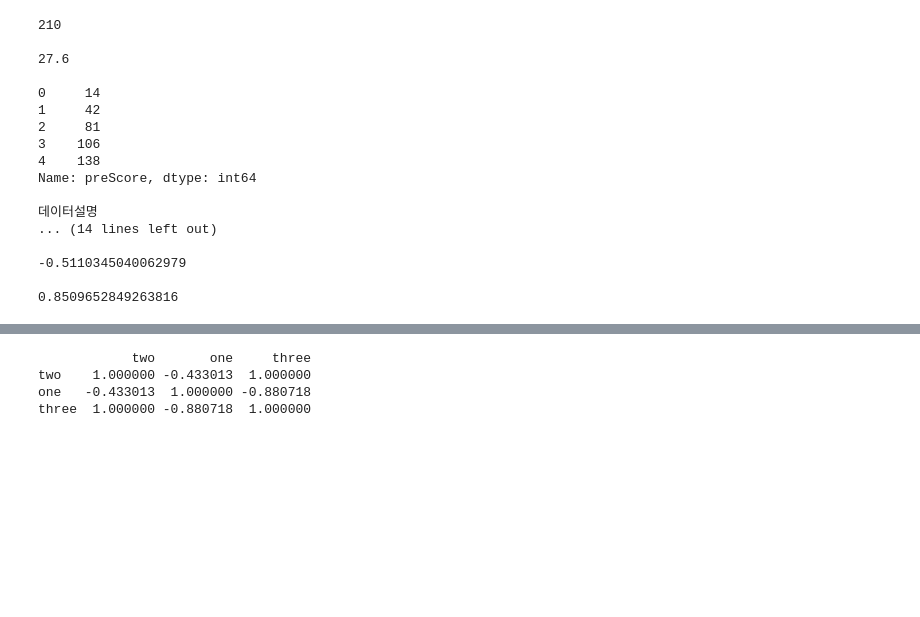
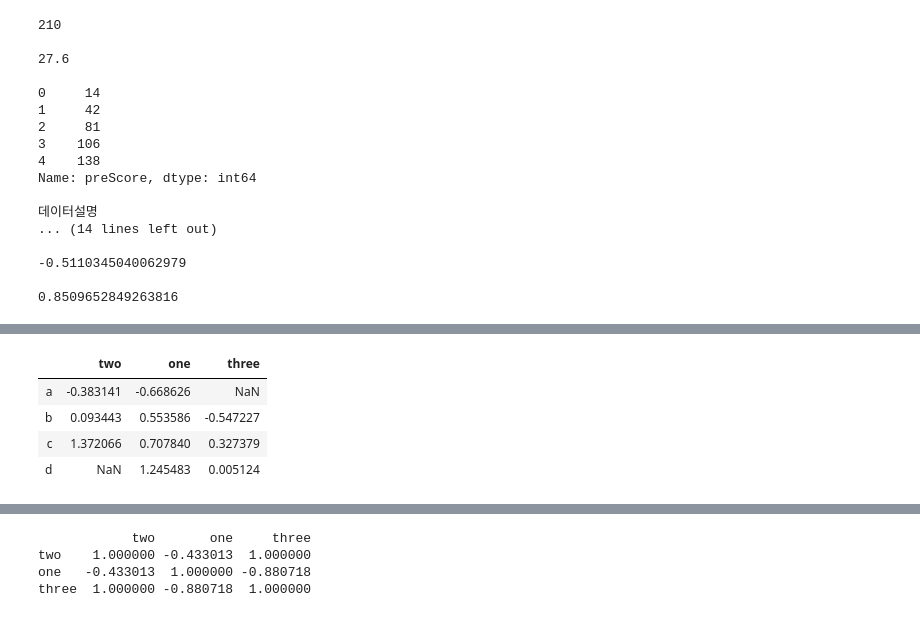
Before and after one commit to choisawyou/learnPython, a Jupyter notebook: python 0109.ipynb, the cells around one changed output, grey strips where cells are left out. Cells and saved outputs as stored; diff of their text form; code cells hidden in the pictures; blank space fills up the shorter version.

```diff
--- a/python 0109.ipynb
+++ b/python 0109.ipynb
@@ -359,3 +375,11 @@ d       NaN  1.337151  0.073458
+# %%
+df
+# %% [output]
+|  | two | one | three |
+| a | -0.383141 | -0.668626 | NaN |
+| b | 0.093443 | 0.553586 | -0.547227 |
+| c | 1.372066 | 0.707840 | 0.327379 |
+| d | NaN | 1.245483 | 0.005124 |
 # %%
 
 row = df.iloc[1] # 한 행 데이터
```
Also changed, not shown: parts of 16 cells of this notebook, 5 other files.
